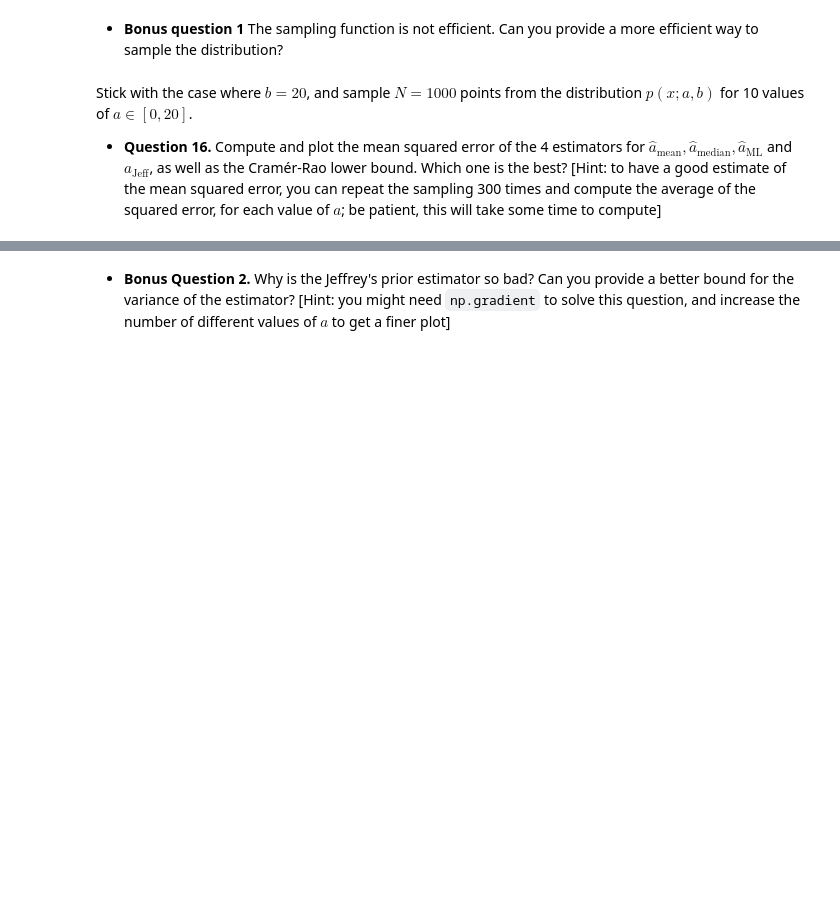
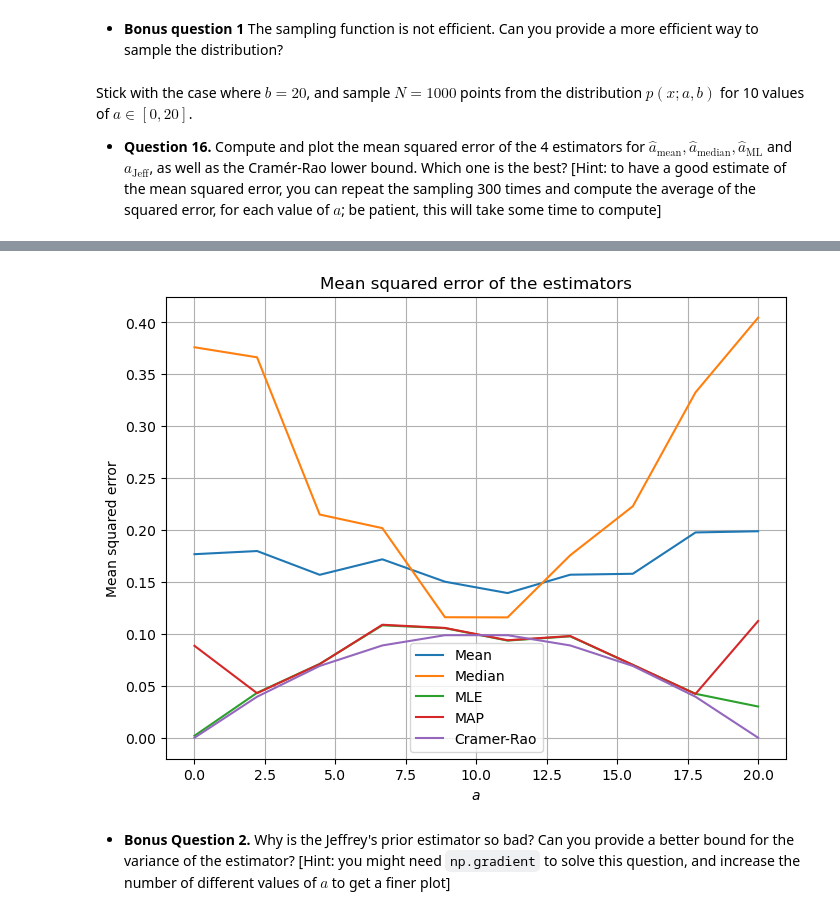
Before and after one commit to natasa-jovanovic/FundamentalLearningEPFL, a Jupyter notebook: Homework1/crack_the_code.ipynb, the cells around one changed output, grey strips where cells are left out. Drawn from its saved outputs; the diff is of its cells as text; code cells hidden in the pictures; blank space fills up the shorter version.

Commit message:
Fixed some errors

```diff
--- a/Homework1/crack_the_code.ipynb
+++ b/Homework1/crack_the_code.ipynb
@@ -270,8 +275,7 @@ print('95% confidence interval for the log-likelihood estimator:', lower_log_lik
 # %% [markdown]
  - **Question 14.** Compute the Fisher information of $a$ under the distribution $p(x;a,b=20)$.
-# %%
-def Fisher_information(a, b=20):
-    if a <= 0 or a >= b: return 0
-    return (-7*a**2 + 6*a*b - 2*b**2) / (3 * a**2 * (a-b)**3)
+# %%
+def Fisher_information(a, b=20):
+    return n / (a * (b - a) + 1e-10)
 # %% [markdown]
 - **Question 15.** Can you compute the maximum likelihood estimator using the Jeffrey Posterior $\hat a_\text{jeff}$? Provide also the confidence intervals.
@@ -307,0 +282,12 @@ Estimated a using the Jeffrey Posterior: 11.511511511511511
+# %%
+def Jeffreys_prior(a, b=20):
+    return np.sqrt(Fisher_information(a, b))
+
+def mle_posterior(a, x, b=20):
+    neg_log_likelihood = -log_likelihood(x, a, b)
+    prior_term = -np.log(Jeffreys_prior(a, b))
+    return neg_log_likelihood + prior_term
+
+result = minimize(lambda a: mle_posterior(a, x_fixed_b), x0=a_mean, bounds=[(np.min(x_fixed_b), np.max(x_fixed_b))])
+a_map = result.x[0]
+print('MAP estimate of a:', a_map)
@@ -387,3 +340,40 @@ plt.show()
+# %%
+a_values = np.linspace(0, 20, 10)
+b = 20
+N = 1000
+
+mean_squared_errors = np.zeros((4, len(a_values)))
+
+for i, a in enumerate(a_values):
+    for _ in range(300):
+        x = sample_from_piecewise_linear_pdf(a, b, N)
+        mean = est_a_mean(np.mean(x))
+        median = est_a_median(np.median(x))
+        mle = minimize(lambda a: -log_likelihood(x, a), x0=mean, method='Nelder-Mead').x[0]
+        map_ = minimize(lambda a: mle_posterior(a, x), x0=mean, method='Nelder-Mead').x[0]
+        mean_squared_errors[0, i] += (mean - a)**2
+        mean_squared_errors[1, i] += (median - a)**2
+        mean_squared_errors[2, i] += (mle - a)**2
+        mean_squared_errors[3, i] += (map_ - a)**2
+
+mean_squared_errors = mean_squared_errors / 300
+
+Cramer_Rao = a_values * (20 - a_values) / N
+
+plt.figure(figsize=(8, 6))
+plt.title('Mean squared error of the estimators')
+plt.xlabel('$a$')
+plt.ylabel('Mean squared error')
+plt.plot(a_values, mean_squared_errors[0], label='Mean')
+plt.plot(a_values, mean_squared_errors[1], label='Median')
+plt.plot(a_values, mean_squared_errors[2], label='MLE')
+plt.plot(a_values, mean_squared_errors[3], label='MAP')
+plt.plot(a_values, Cramer_Rao, label='Cramer-Rao')
+plt.legend()
+plt.grid(True)
+plt.show()
+# %% [output]
+[figure, added]
 # %% [markdown]
 - **Bonus Question 2.** Why is the Jeffrey's prior estimator so bad? Can you provide a better bound for the variance of the estimator? [Hint: you might need `np.gradient` to solve this question, and increase the number of different values of $a$ to get a finer plot]
 # %% [markdown]
```
Also changed, not shown: parts of 15 cells of this notebook.
